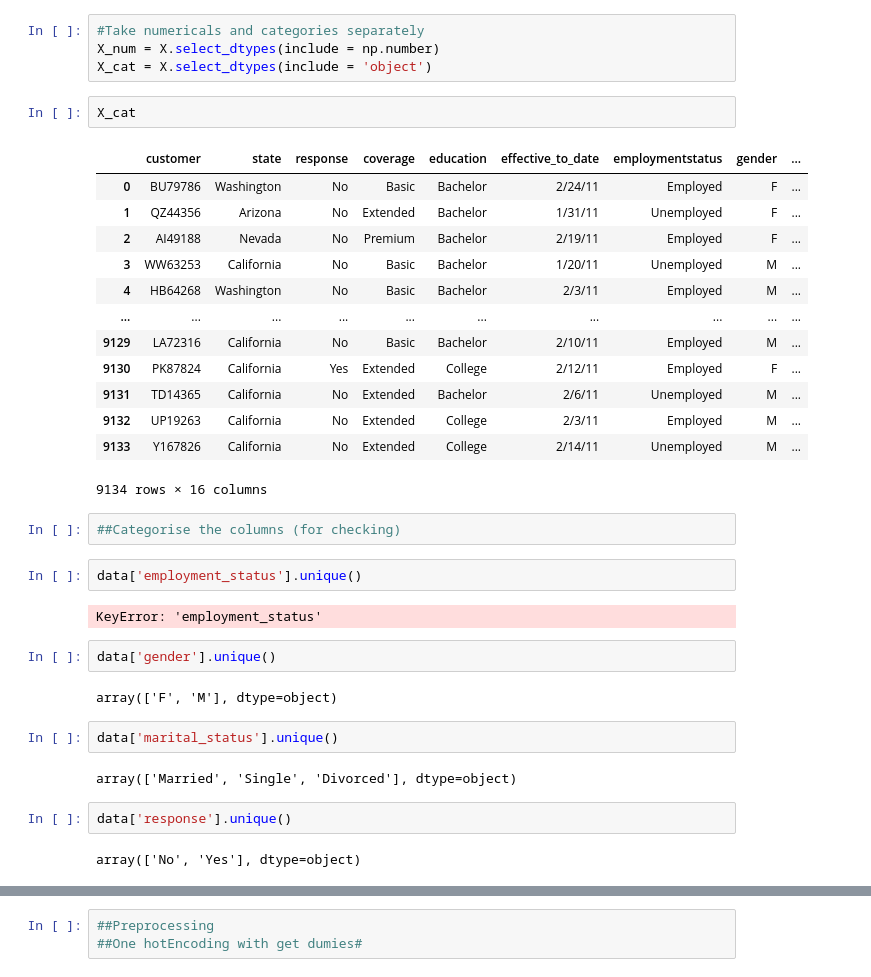
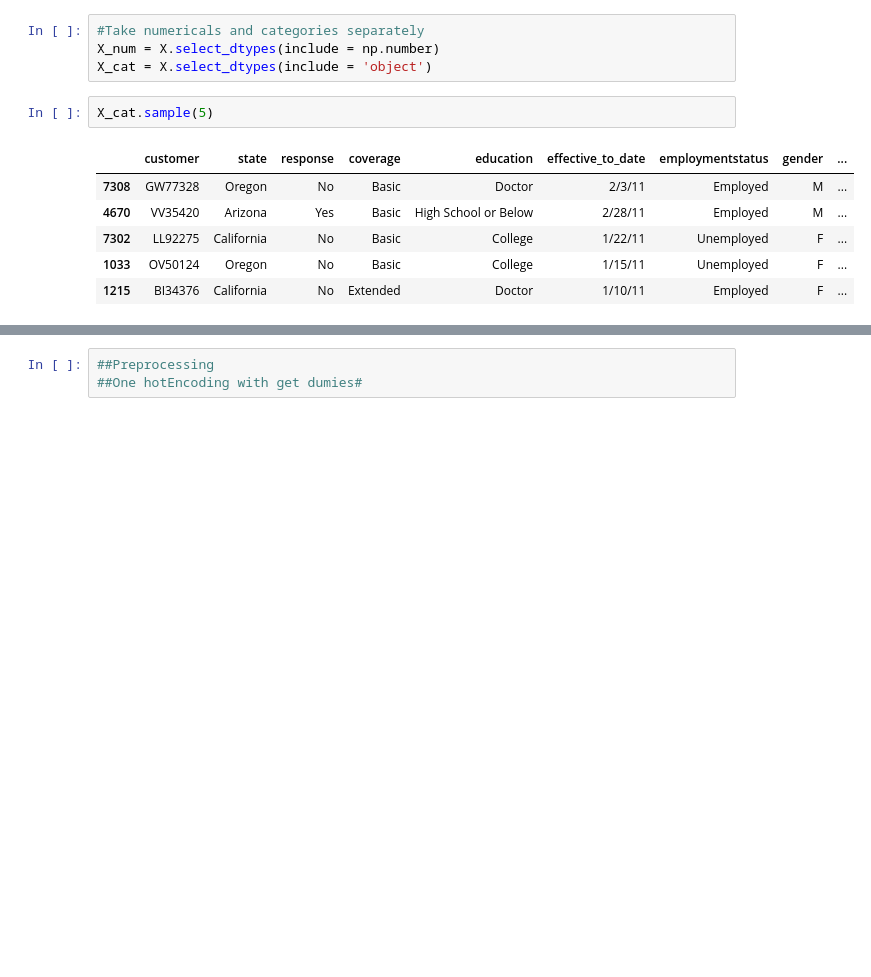
Before and after one commit to preeyasinghc/lab-customer-analysis-round-6, a Jupyter notebook: customer-analysis-round-6.ipynb, the cells around one changed output, grey strips where cells are left out. Saved outputs shown, nothing was run; the diff lists cells and outputs as text; blank space fills up the shorter version.

```diff
--- a/customer-analysis-round-6.ipynb
+++ b/customer-analysis-round-6.ipynb
@@ -144,36 +156,11 @@ num_norm.sample(5)
 X_num = X.select_dtypes(include = np.number)
 X_cat = X.select_dtypes(include = 'object')
 # %%
-X_cat
+X_cat.sample(5)
 # %% [output]
 |  | customer | state | response | coverage | education | effective_to_date | employmentstatus | gender | ... |
-| 0 | BU79786 | Washington | No | Basic | Bachelor | 2/24/11 | Employed | F | ... |
-| 1 | QZ44356 | Arizona | No | Extended | Bachelor | 1/31/11 | Unemployed | F | ... |
-| 2 | AI49188 | Nevada | No | Premium | Bachelor | 2/19/11 | Employed | F | ... |
-| 3 | WW63253 | California | No | Basic | Bachelor | 1/20/11 | Unemployed | M | ... |
-| 4 | HB64268 | Washington | No | Basic | Bachelor | 2/3/11 | Employed | M | ... |
-| ... | ... | ... | ... | ... | ... | ... | ... | ... | ... |
-| 9129 | LA72316 | California | No | Basic | Bachelor | 2/10/11 | Employed | M | ... |
-| 9130 | PK87824 | California | Yes | Extended | College | 2/12/11 | Employed | F | ... |
-| 9131 | TD14365 | California | No | Extended | Bachelor | 2/6/11 | Unemployed | M | ... |
-| 9132 | UP19263 | California | No | Extended | College | 2/3/11 | Employed | M | ... |
-| 9133 | Y167826 | California | No | Extended | College | 2/14/11 | Unemployed | M | ... |
+| 7308 | GW77328 | Oregon | No | Basic | Doctor | 2/3/11 | Employed | M | ... |
+| 4670 | VV35420 | Arizona | Yes | Basic | High School or Below | 2/28/11 | Employed | M | ... |
+| 7302 | LL92275 | California | No | Basic | College | 1/22/11 | Unemployed | F | ... |
+| 1033 | OV50124 | Oregon | No | Basic | College | 1/15/11 | Unemployed | F | ... |
+| 1215 | BI34376 | California | No | Extended | Doctor | 1/10/11 | Employed | F | ... |
-9134 rows × 16 columns
-# %%
-##Categorise the columns (for checking)
-# %%
-data['employment_status'].unique()
-# %% [output]
-KeyError: 'employment_status'
-# %%
-data['gender'].unique()
-# %% [output]
-array(['F', 'M'], dtype=object)
-# %%
-data['marital_status'].unique()
-# %% [output]
-array(['Married', 'Single', 'Divorced'], dtype=object)
-# %%
-data['response'].unique()
-# %% [output]
-array(['No', 'Yes'], dtype=object)
```
Also changed, not shown: parts of 35 cells of this notebook.
